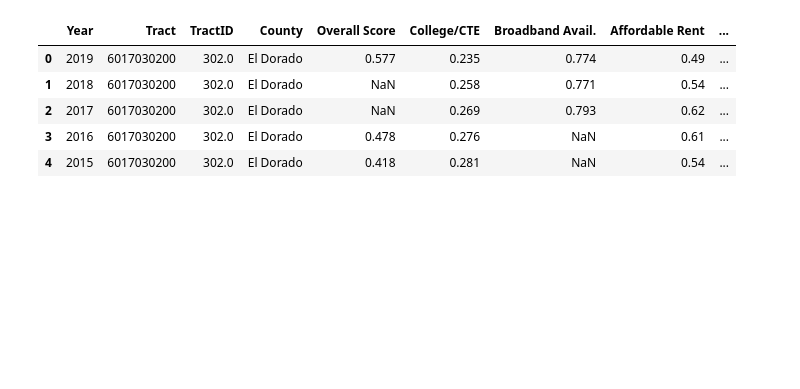
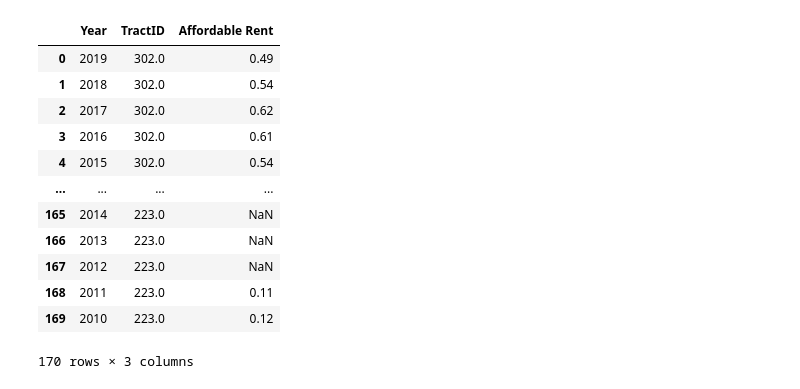
Before and after one commit to mike-carper/Capstone-CDI-Statewide-Viz-Processing, a Jupyter notebook: temporalTahoe.ipynb, the cells around one changed output. Drawn from its saved outputs; the diff is of its cells as text; code cells hidden in the pictures; blank space fills up the shorter version.

```diff
--- a/temporalTahoe.ipynb
+++ b/temporalTahoe.ipynb
@@ -9,12 +9,19 @@ import datetime as dt
 fileName = 'C:/Users/mcarp/OneDrive/Documents/tracts.csv'
 tracts = pd.read_csv(fileName)
 dftracts=pd.DataFrame(tracts)
-# %%
-dftracts.head()
-# %% [output]
-|  | Year | Tract | TractID | County | Overall Score | College/CTE | Broadband Avail. | Affordable Rent | ... |
-| 0 | 2019 | 6017030200 | 302.0 | El Dorado | 0.577 | 0.235 | 0.774 | 0.49 | ... |
-| 1 | 2018 | 6017030200 | 302.0 | El Dorado | NaN | 0.258 | 0.771 | 0.54 | ... |
-| 2 | 2017 | 6017030200 | 302.0 | El Dorado | NaN | 0.269 | 0.793 | 0.62 | ... |
-| 3 | 2016 | 6017030200 | 302.0 | El Dorado | 0.478 | 0.276 | NaN | 0.61 | ... |
-| 4 | 2015 | 6017030200 | 302.0 | El Dorado | 0.418 | 0.281 | NaN | 0.54 | ... |
+# %%
+dftracts[['Year','TractID','Affordable Rent']]
+# %% [output]
+|  | Year | TractID | Affordable Rent |
+| 0 | 2019 | 302.0 | 0.49 |
+| 1 | 2018 | 302.0 | 0.54 |
+| 2 | 2017 | 302.0 | 0.62 |
+| 3 | 2016 | 302.0 | 0.61 |
+| 4 | 2015 | 302.0 | 0.54 |
+| ... | ... | ... | ... |
+| 165 | 2014 | 223.0 | NaN |
+| 166 | 2013 | 223.0 | NaN |
+| 167 | 2012 | 223.0 | NaN |
+| 168 | 2011 | 223.0 | 0.11 |
+| 169 | 2010 | 223.0 | 0.12 |
+170 rows × 3 columns
```
Also changed, not shown: parts of 4 cells of this notebook.
